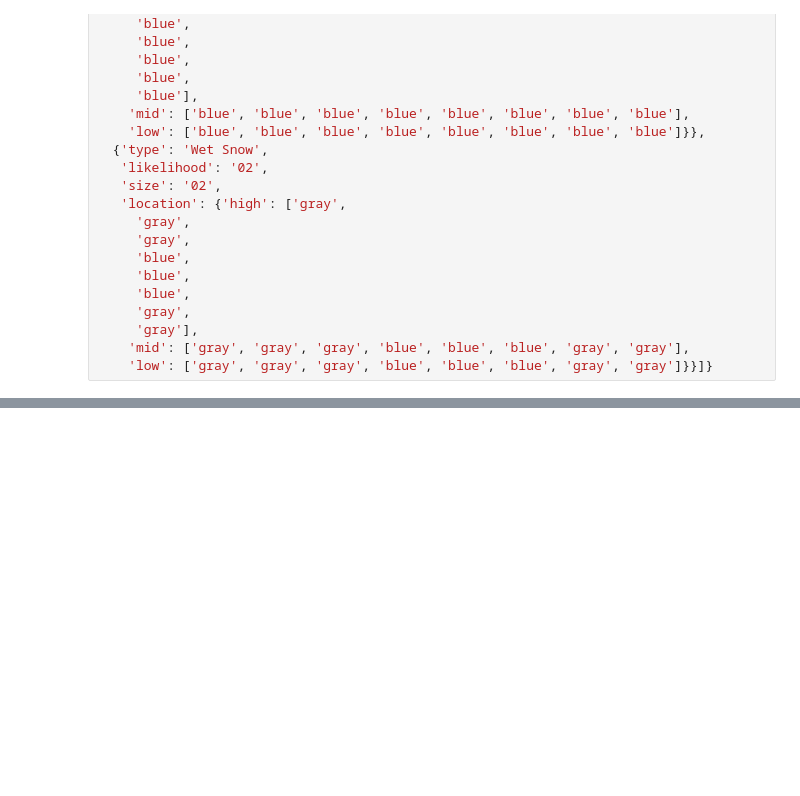
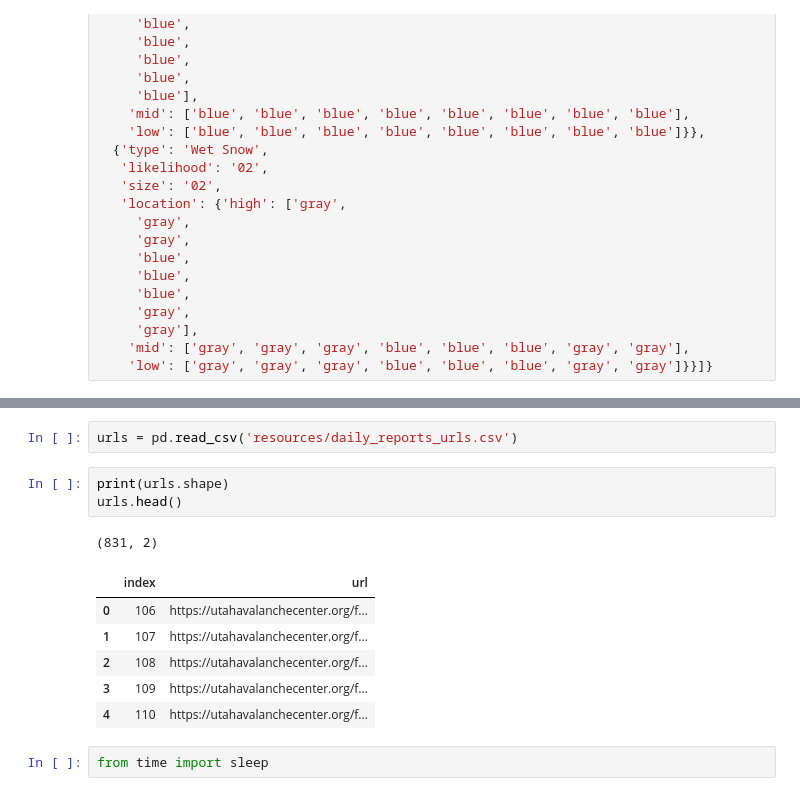
Before and after one commit to justinolcott/avalanche, a Jupyter notebook: data_gathering.ipynb, the cells around one changed output, grey strips where cells are left out. Cells and saved outputs as stored; diff of their text form; blank space fills up the shorter version.

```diff
--- a/data_gathering.ipynb
+++ b/data_gathering.ipynb
@@ -471,0 +606,15 @@ Index: []
+# %%
+urls = pd.read_csv('resources/daily_reports_urls.csv')
+# %%
+print(urls.shape)
+urls.head()
+# %% [output]
+(831, 2)
+|  | index | url |
+| 0 | 106 | https://utahavalanchecenter.org/f... |
+| 1 | 107 | https://utahavalanchecenter.org/f... |
+| 2 | 108 | https://utahavalanchecenter.org/f... |
+| 3 | 109 | https://utahavalanchecenter.org/f... |
+| 4 | 110 | https://utahavalanchecenter.org/f... |
+# %%
+from time import sleep
```
Also changed, not shown: parts of 24 cells of this notebook, 1 other file.
